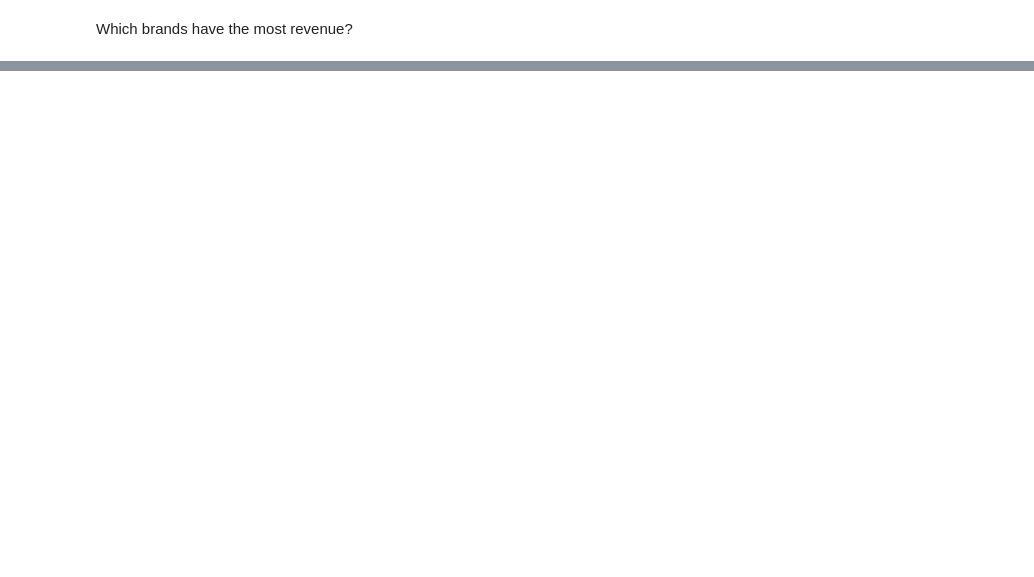
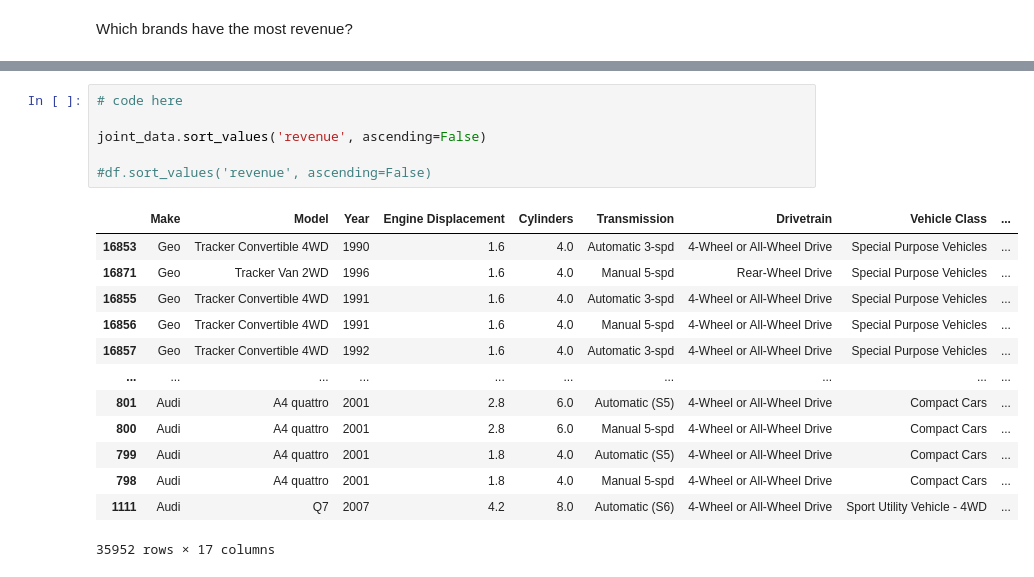
Before and after one commit to katsinseas/wbs-bootcamp-data-science, a Jupyter notebook: pandas-platform-files/pandas-challenges.ipynb, the cells around one changed output, grey strips where cells are left out. Saved outputs shown, nothing was run; the diff lists cells and outputs as text; blank space fills up the shorter version.

```diff
--- a/pandas-platform-files/pandas-challenges.ipynb
+++ b/pandas-platform-files/pandas-challenges.ipynb
@@ -84,0 +272,20 @@ Which brands have the most revenue?
+# %%
+# code here
+
+joint_data.sort_values('revenue', ascending=False)
+
+#df.sort_values('revenue', ascending=False)
+# %% [output]
+|  | Make | Model | Year | Engine Displacement | Cylinders | Transmission | Drivetrain | Vehicle Class | ... |
+| 16853 | Geo | Tracker Convertible 4WD | 1990 | 1.6 | 4.0 | Automatic 3-spd | 4-Wheel or All-Wheel Drive | Special Purpose Vehicles | ... |
+| 16871 | Geo | Tracker Van 2WD | 1996 | 1.6 | 4.0 | Manual 5-spd | Rear-Wheel Drive | Special Purpose Vehicles | ... |
+| 16855 | Geo | Tracker Convertible 4WD | 1991 | 1.6 | 4.0 | Automatic 3-spd | 4-Wheel or All-Wheel Drive | Special Purpose Vehicles | ... |
+| 16856 | Geo | Tracker Convertible 4WD | 1991 | 1.6 | 4.0 | Manual 5-spd | 4-Wheel or All-Wheel Drive | Special Purpose Vehicles | ... |
+| 16857 | Geo | Tracker Convertible 4WD | 1992 | 1.6 | 4.0 | Automatic 3-spd | 4-Wheel or All-Wheel Drive | Special Purpose Vehicles | ... |
+| ... | ... | ... | ... | ... | ... | ... | ... | ... | ... |
+| 801 | Audi | A4 quattro | 2001 | 2.8 | 6.0 | Automatic (S5) | 4-Wheel or All-Wheel Drive | Compact Cars | ... |
+| 800 | Audi | A4 quattro | 2001 | 2.8 | 6.0 | Manual 5-spd | 4-Wheel or All-Wheel Drive | Compact Cars | ... |
+| 799 | Audi | A4 quattro | 2001 | 1.8 | 4.0 | Automatic (S5) | 4-Wheel or All-Wheel Drive | Compact Cars | ... |
+| 798 | Audi | A4 quattro | 2001 | 1.8 | 4.0 | Manual 5-spd | 4-Wheel or All-Wheel Drive | Compact Cars | ... |
+| 1111 | Audi | Q7 | 2007 | 4.2 | 8.0 | Automatic (S6) | 4-Wheel or All-Wheel Drive | Sport Utility Vehicle - 4WD | ... |
+35952 rows × 17 columns
```
Also changed, not shown: parts of 22 cells of this notebook.
